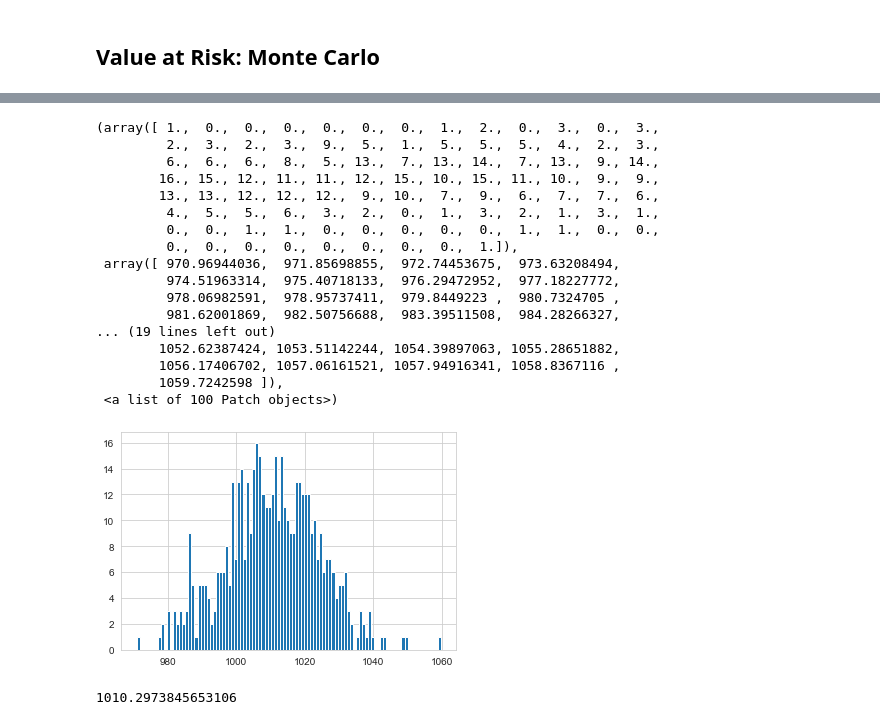
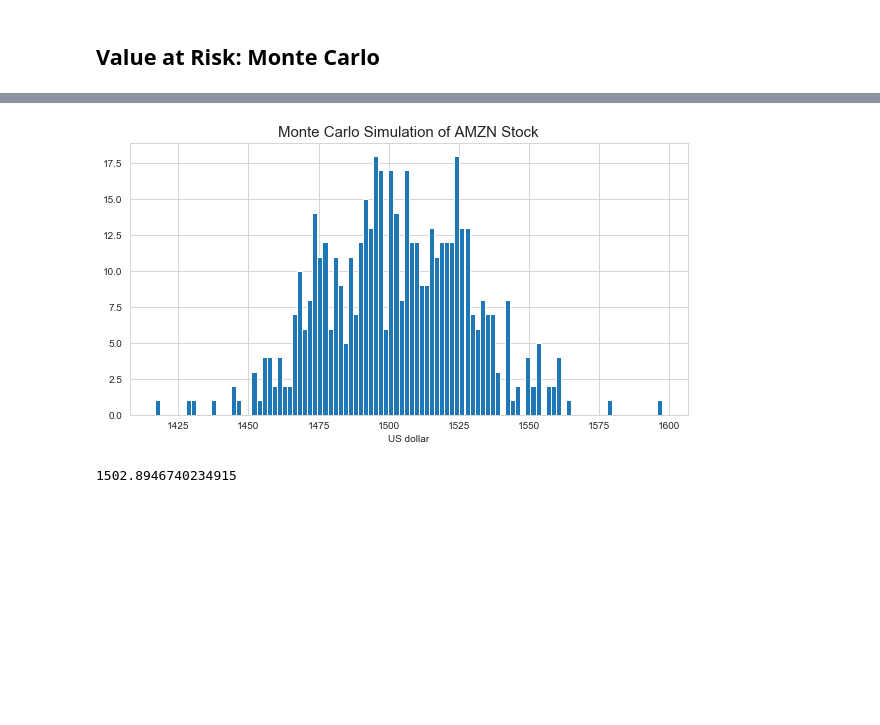
Before and after one commit to kimdang/Stock-Market-Analysis, a Jupyter notebook: Stock Market Analysis.ipynb, the cells around one changed output, grey strips where cells are left out. Drawn from its saved outputs; the diff is of its cells as text; code cells hidden in the pictures; blank space fills up the shorter version.

```diff
--- a/Stock Market Analysis.ipynb
+++ b/Stock Market Analysis.ipynb
@@ -159,8 +167,2 @@ rets['MSFT'].quantile(0.01)
 # %% [markdown]
 <h2> Value at Risk: Monte Carlo
-# %%
-days=365
-dt=1/days
-mu=rets['GOOGL'].mean()
-sigma=rets['GOOGL'].std()
-GOOGL.head()
@@ -195,30 +181,35 @@ Text(0.5, 1.0, 'Monte Carlo Simulation of Google Stock')
-# %%
-runs = 500
-simulation = np.zeros(runs)
-for j in range(runs):
-    simulation[j] = monte_carlo(1010,dt,mu,sigma,days)[-1]
-# %%
-plt.hist(simulation,bins=100)
-# %% [output]
-(array([ 1.,  0.,  0.,  0.,  0.,  0.,  0.,  1.,  2.,  0.,  3.,  0.,  3.,
-         2.,  3.,  2.,  3.,  9.,  5.,  1.,  5.,  5.,  5.,  4.,  2.,  3.,
-         6.,  6.,  6.,  8.,  5., 13.,  7., 13., 14.,  7., 13.,  9., 14.,
-        16., 15., 12., 11., 11., 12., 15., 10., 15., 11., 10.,  9.,  9.,
-        13., 13., 12., 12., 12.,  9., 10.,  7.,  9.,  6.,  7.,  7.,  6.,
-         4.,  5.,  5.,  6.,  3.,  2.,  0.,  1.,  3.,  2.,  1.,  3.,  1.,
-         0.,  0.,  1.,  1.,  0.,  0.,  0.,  0.,  0.,  1.,  1.,  0.,  0.,
-         0.,  0.,  0.,  0.,  0.,  0.,  0.,  0.,  1.]),
- array([ 970.96944036,  971.85698855,  972.74453675,  973.63208494,
-         974.51963314,  975.40718133,  976.29472952,  977.18227772,
-         978.06982591,  978.95737411,  979.8449223 ,  980.7324705 ,
-         981.62001869,  982.50756688,  983.39511508,  984.28266327,
-... (19 lines left out)
-        1052.62387424, 1053.51142244, 1054.39897063, 1055.28651882,
-        1056.17406702, 1057.06161521, 1057.94916341, 1058.8367116 ,
-        1059.7242598 ]),
- <a list of 100 Patch objects>)
-[figure, removed]
-# %%
-simulation.mean()
-# %% [output]
-1010.2973845653106
+# %%
+start_price = {
+    'GOOGL' : GOOGL['AdjClose'].iloc[0],
+    'AMZN' : AMZN['AdjClose'].iloc[0],
+    'MSFT' : MSFT['AdjClose'].iloc[0],
+    'AAPL' : AAPL['AdjClose'].iloc[0]
+}
+# %%
+def simulation_monte_carlo(company):
+    days=365
+    dt=1/days
+    mu=rets['%s' %(company)].mean()
+    sigma=rets['%s' %(company)].std()
+
+    runs = 500
+    simulation = np.zeros(runs)
+    start = start_price['%s' %(company)]
+    for j in range(runs):
+        simulation[j] = monte_carlo(start,dt,mu,sigma,days)[-1]
+
+    plt.figure(figsize=(10,5))
+    plt.hist(simulation,bins=100)
+    plt.xlabel('US dollar')
+    plt.title('Monte Carlo Simulation of %s Stock' %(company), fontsize=15)
+
+    mean = simulation.mean()
+    return mean
+# %%
+ngan = simulation_monte_carlo('AMZN')
+# %% [output]
+[figure, added]
+# %%
+ngan
+# %% [output]
+1502.8946740234915
```
Also changed, not shown: parts of 21 cells of this notebook, 1 other file.
